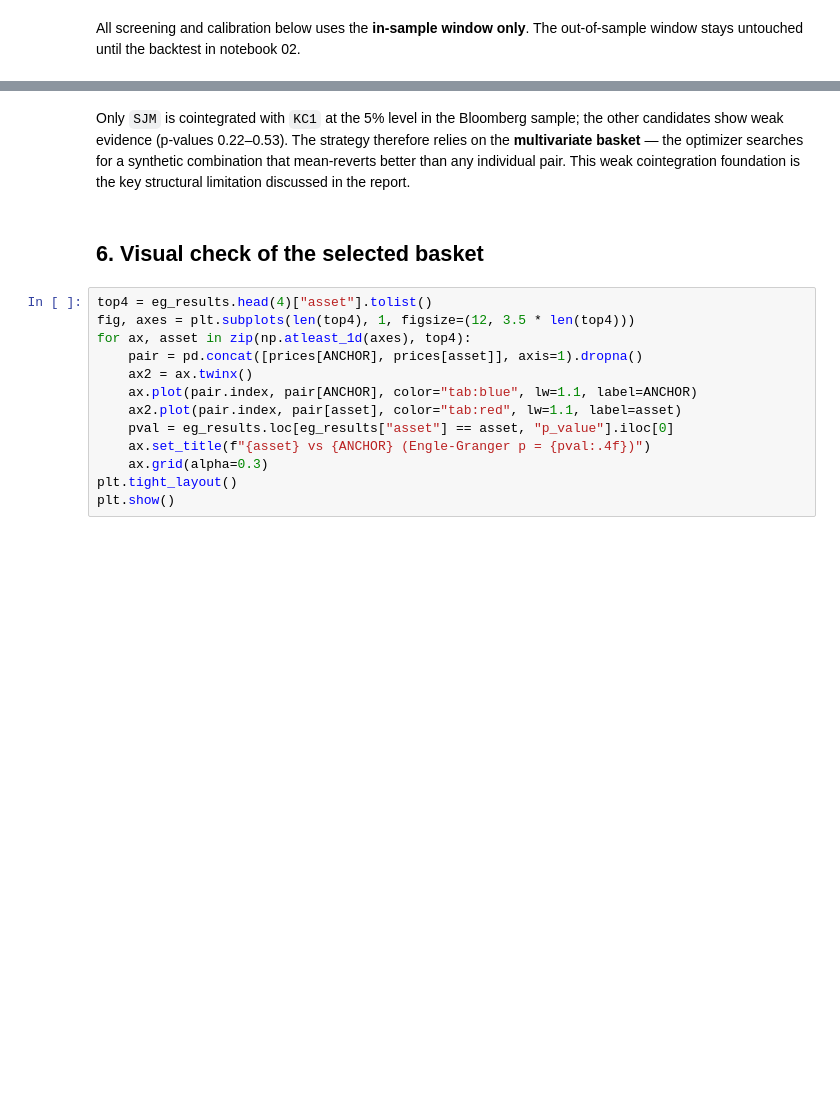
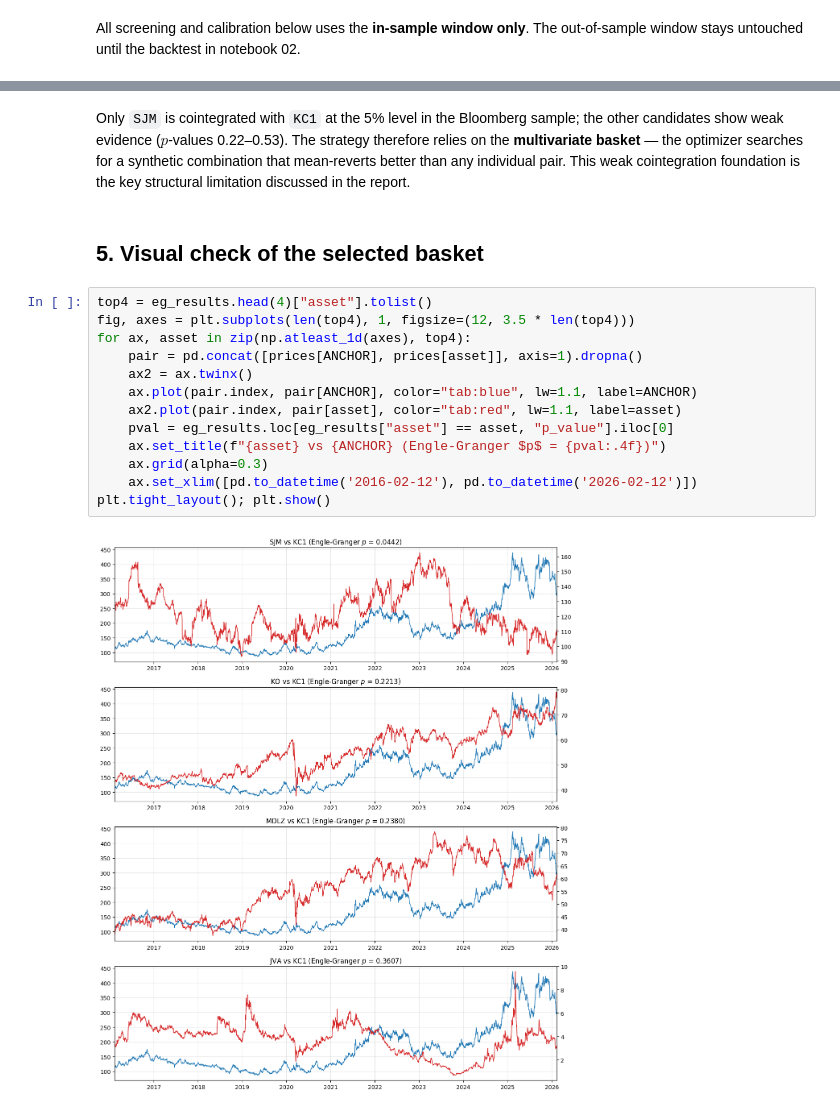
Before and after one commit to Edoardovona/multivariate-pairs-trading-coffee, a Jupyter notebook: notebooks/01_statistical_screening.ipynb, the cells around one changed output, grey strips where cells are left out. Drawn from its saved outputs; the diff is of its cells as text; blank space fills up the shorter version.

```diff
--- a/notebooks/01_statistical_screening.ipynb
+++ b/notebooks/01_statistical_screening.ipynb
@@ -96,22 +156,24 @@ summary.round(4)
 # %% [markdown]
 Only `SJM` is cointegrated with `KC1` at the 5% level in the Bloomberg
-sample; the other candidates show weak evidence (p-values 0.22–0.53). The
+sample; the other candidates show weak evidence ($p$-values 0.22–0.53). The
 strategy therefore relies on the **multivariate basket** — the optimizer
 searches for a synthetic combination that mean-reverts better than any
 individual pair. This weak cointegration foundation is the key structural
 limitation discussed in the report.
 # %% [markdown]
-## 6. Visual check of the selected basket
+## 5. Visual check of the selected basket
 # %%
 top4 = eg_results.head(4)["asset"].tolist()
 fig, axes = plt.subplots(len(top4), 1, figsize=(12, 3.5 * len(top4)))
 for ax, asset in zip(np.atleast_1d(axes), top4):
     pair = pd.concat([prices[ANCHOR], prices[asset]], axis=1).dropna()
     ax2 = ax.twinx()
     ax.plot(pair.index, pair[ANCHOR], color="tab:blue", lw=1.1, label=ANCHOR)
     ax2.plot(pair.index, pair[asset], color="tab:red", lw=1.1, label=asset)
     pval = eg_results.loc[eg_results["asset"] == asset, "p_value"].iloc[0]
-    ax.set_title(f"{asset} vs {ANCHOR} (Engle-Granger p = {pval:.4f})")
+    ax.set_title(f"{asset} vs {ANCHOR} (Engle-Granger $p$ = {pval:.4f})")
     ax.grid(alpha=0.3)
-plt.tight_layout()
-plt.show()
+    ax.set_xlim([pd.to_datetime('2016-02-12'), pd.to_datetime('2026-02-12')])
+plt.tight_layout(); plt.show()
+# %% [output]
+[figure, added]
```
Also changed, not shown: parts of 13 cells of this notebook, 4 other files.
